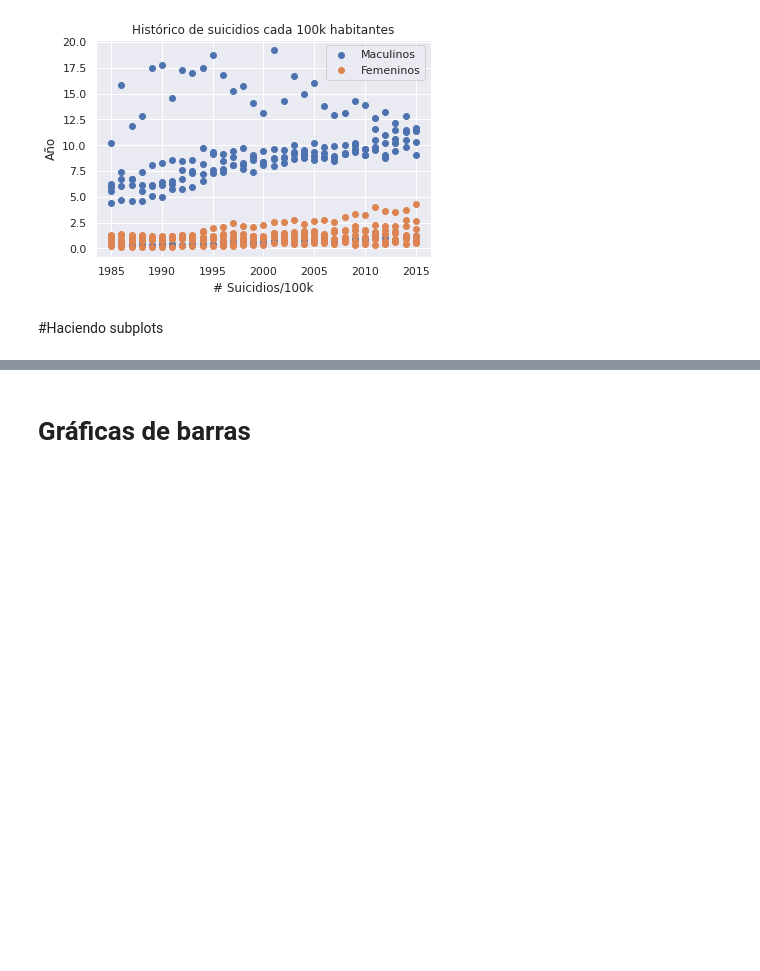
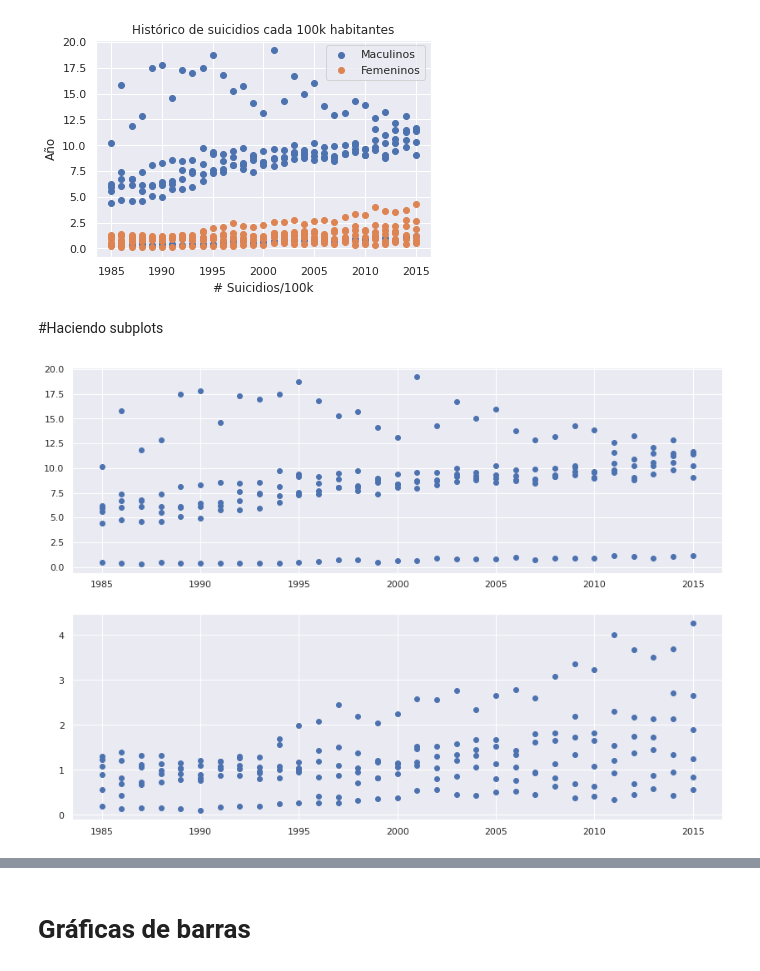
Before and after one commit to Javcm/Intro-a-Deep-Learning-UNAM-FC, a Jupyter notebook: Tutorial_Matplotlib.ipynb, the cells around one changed output, grey strips where cells are left out. Drawn from its saved outputs; the diff is of its cells as text; code cells hidden in the pictures; blank space fills up the shorter version.

```diff
--- a/Tutorial_Matplotlib.ipynb
+++ b/Tutorial_Matplotlib.ipynb
@@ -115,3 +140,11 @@ plt.show()
 [figure]
 # %% [markdown]
 #Haciendo subplots
+# %%
+fig, (ax1, ax2) = plt.subplots(2,1,figsize=(14,10))
+
+ax1.scatter(x_male,y_male,label="Maculinos")
+ax2.scatter(x_female,y_female,label="Femeninos")
+plt.show()
+# %% [output]
+[figure, added]
```
Also changed, not shown: parts of 14 cells of this notebook.
